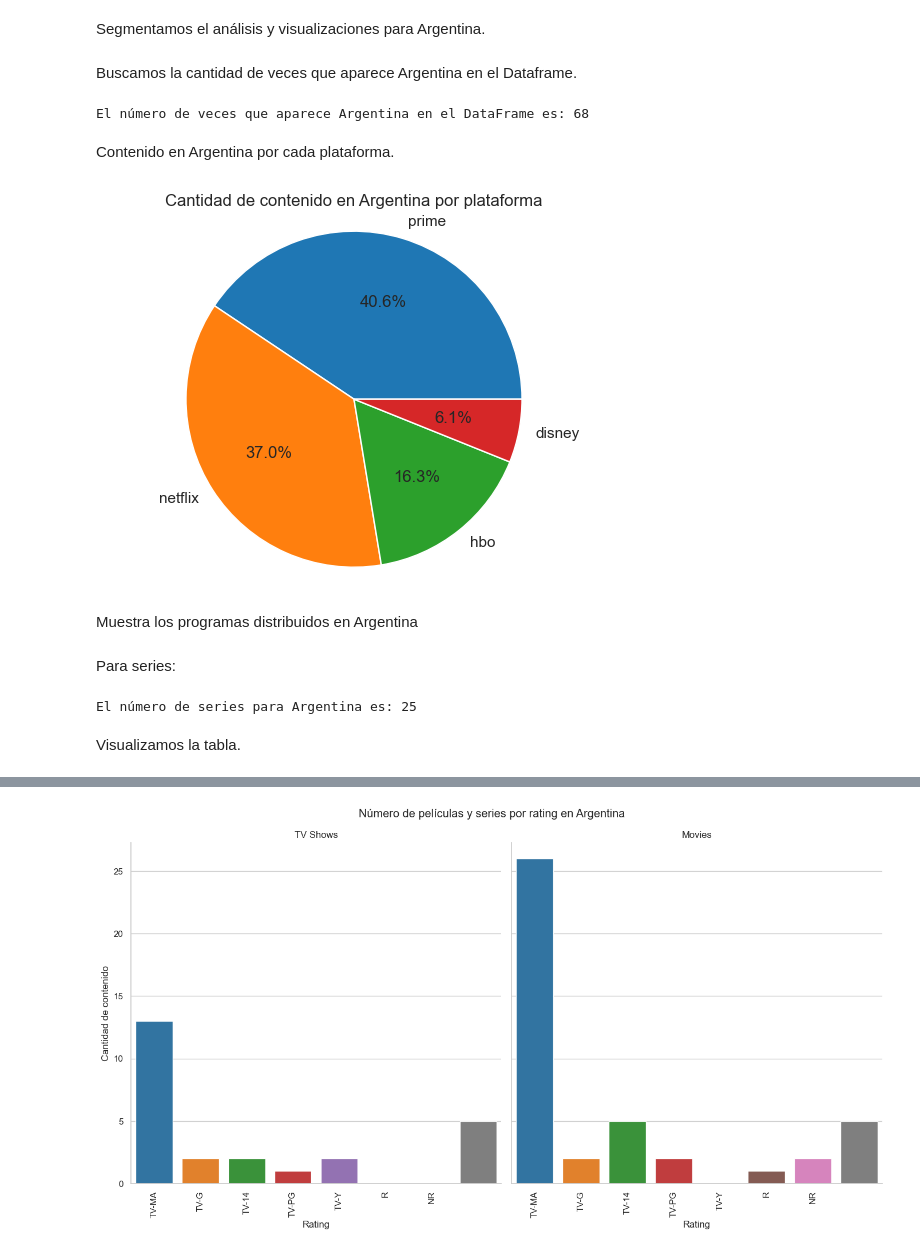
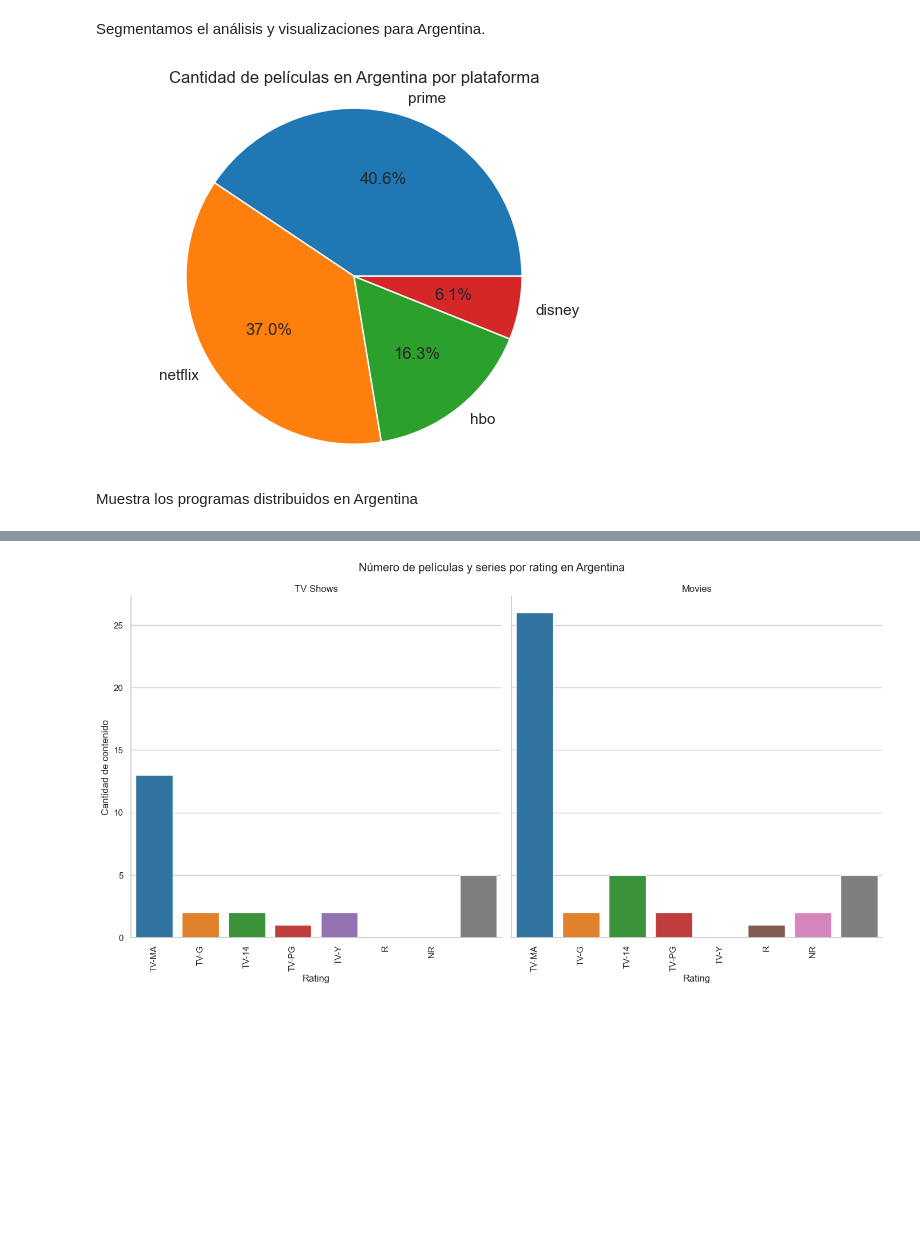
Before and after one commit to Marce-Valverde/PFGrupo19, a Jupyter notebook: Proyecto.ipynb, the cells around one changed output, grey strips where cells are left out. Cells and saved outputs as stored; diff of their text form; code cells hidden in the pictures; blank space fills up the shorter version.

```diff
--- a/Proyecto.ipynb
+++ b/Proyecto.ipynb
@@ -1093,39 +929,17 @@ plt.show()
 [figure]
 # %% [markdown]
 Segmentamos el análisis y visualizaciones para Argentina.
-# %% [markdown]
-Buscamos la cantidad de veces que aparece Argentina en el Dataframe.
-# %%
-contador_argentina = df[df['country'] == 'Argentina'].shape[0]
-
-print("El número de veces que aparece Argentina en el DataFrame es:", contador_argentina)
-# %% [output]
-El número de veces que aparece Argentina en el DataFrame es: 68
-# %% [markdown]
-Contenido en Argentina por cada plataforma.
 # %%
 shows_argentina= df ['country'] == 'Argentina'
 shows_por_plataforma = df ['platform'].value_counts ()
 plt.pie(shows_por_plataforma.values, labels=shows_por_plataforma.index, autopct='%1.1f%%')
 plt.axis('equal')
-plt.title('Cantidad de contenido en Argentina por plataforma')
+plt.title('Cantidad de películas en Argentina por plataforma')
 plt.show()
 # %% [output]
-[figure, old version]
+[figure, new version]
 # %% [markdown]
 Muestra los programas distribuidos en Argentina
-# %% [markdown]
-Para series:
-# %%
-df_series_argentina = df[(df['country'] == 'Argentina') & (df['type'] == 'TV Show')]
-
-contador = df_series_argentina.shape[0]
-
-print("El número de series para Argentina es:", contador)
-# %% [output]
-El número de series para Argentina es: 25
-# %% [markdown]
-Visualizamos la tabla.
 # %%
 df[(df['type']=='TV Show') & (df['country']=='Argentina')]
 # %% [output]
```
Also changed, not shown: parts of 80 cells of this notebook.
